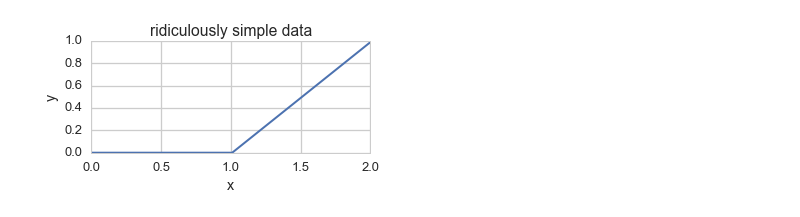
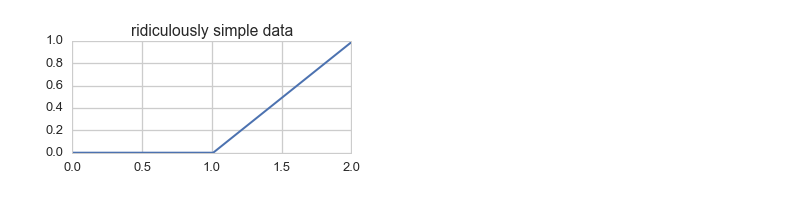
Before and after one commit to dan-tee/blog, a Jupyter notebook: content/notebooks/watch-a-single-neuron-learn.ipynb, the cells around one changed output. Cells and saved outputs as stored; diff of their text form; code cells hidden in the pictures.

```diff
--- a/content/notebooks/watch-a-single-neuron-learn.ipynb
+++ b/content/notebooks/watch-a-single-neuron-learn.ipynb
@@ -1,26 +1,24 @@
 # %%
 # <!-- collapse=True -->
 %matplotlib inline
 import pandas as pd
 import numpy as np
 import matplotlib.pyplot as plt
 import seaborn as sns
 import math
 sns.set_style('whitegrid')
 sns.set_context('talk')
 
 n_points = 100
 x = np.linspace(0, 2, n_points)
 y = np.array([0] * int(n_points/2) + list(x[:50]))
 
 plt.figure(figsize=(5, 2))
 plt.plot(x, y, linewidth=2)
 plt.title('ridiculously simple data')
-plt.xlabel('x')
-plt.ylabel('y')
 plt.show()
 # %% [output]
-[figure, old version]
+[figure, new version]
 # %%
 from keras.models import Sequential
 from keras.layers.core import Dense, Activation
```
Also changed, not shown: parts of 5 cells of this notebook, 8 other files.
